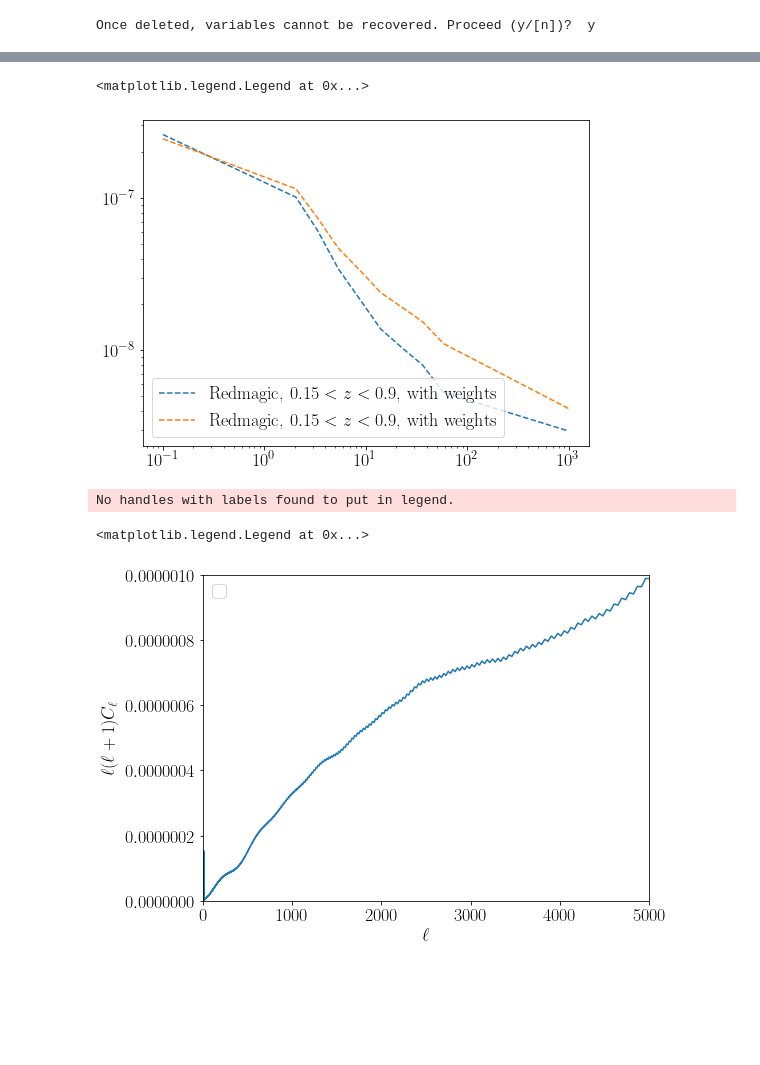
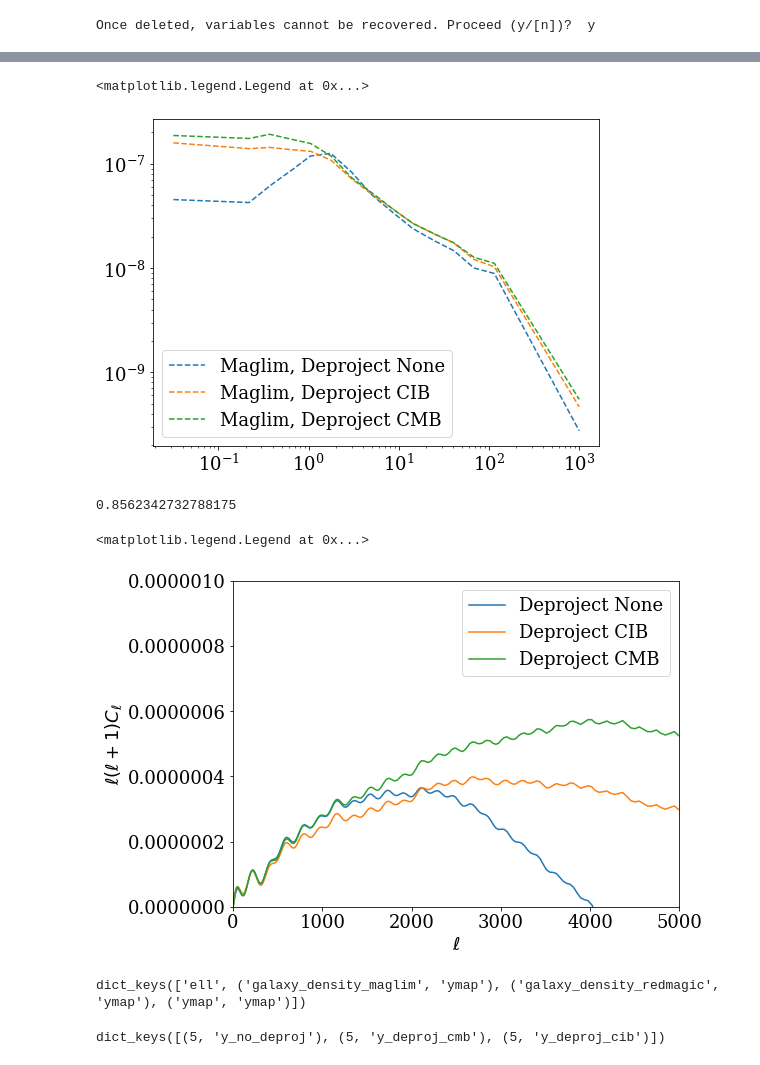
Before and after one commit to shivampcosmo/ACTxDESY3, a Jupyter notebook: src/process_cats/correlate_dy_actxdesy3.ipynb, the cells around one changed output, grey strips where cells are left out. Saved outputs shown, nothing was run; the diff lists cells and outputs as text; code cells hidden in the pictures; blank space fills up the shorter version.

```diff
--- a/src/process_cats/correlate_dy_actxdesy3.ipynb
+++ b/src/process_cats/correlate_dy_actxdesy3.ipynb
@@ -182,8 +205,8 @@ fig.subplots_adjust(hspace = 0.)
 pl.tick_params(axis='both', which='major', labelsize=15)
 pl.tick_params(axis='both', which='minor', labelsize=15)
 
-xmin = 0.9
-xmax = 150.
+xmin = 0.1
+xmax = 200.
 
 
 for j in range(len(filenames)):
@@ -216,15 +239,17 @@ for j in range(len(filenames)):
 
 #     ax[0].errorbar(factor*np.exp(dytruth.logr)*1.05**(j), xi_dytruth, yerr=xi_dytruth_sigma, label = labels[j], linestyle='None', capsize=3, lw = 2, color =nice_colors(j))
     if labels[j] == 'All bins':
-        ax[0].errorbar(factor*np.exp(dytruth.logr)*1.05**(j), xi_dytruth, yerr=xi_dytruth_sigma, label = labels[j], linestyle='-', capsize=3, lw = 2, color ='k')
+        ax[0].errorbar(factor*np.exp(dytruth.logr)*1.05**(j), xi_dytruth, yerr=xi_dytruth_sigma, label = labels[j], linestyle='-', capsize=3, lw = 2, color ='k',marker='.')
     else:
-        ax[0].errorbar(factor*np.exp(dytruth.logr)*1.05**(j), xi_dytruth, yerr=xi_dytruth_sigma, label = labels[j], linestyle='None', capsize=3, lw = 2, color =nice_colors(j))
+        ax[0].errorbar(factor*np.exp(dytruth.logr)*1.05**(j), xi_dytruth, yerr=xi_dytruth_sigma, label = labels[j], linestyle='None', capsize=3, lw = 2,marker='.', color =nice_colors(j))
 
 
     if j == 0:
-        xi_interp_w1 = interpolate.interp1d((dytruth.logr), np.log(xi_dytruth),fill_value='extrapolate')
+        xi_interp_none = interpolate.interp1d((dytruth.logr), np.log(xi_dytruth),fill_value='extrapolate')
     if j == 1:
-        xi_interp_w0 = interpolate.interp1d((dytruth.logr), np.log(xi_dytruth),fill_value='extrapolate')
+        xi_interp_cib = interpolate.interp1d((dytruth.logr), np.log(xi_dytruth),fill_value='extrapolate')
+    if j==2:
+        xi_interp_cmb = interpolate.interp1d((dytruth.logr), np.log(xi_dytruth),fill_value='extrapolate')
 
 
 
@@ -315,7 +340,8 @@ ax[0].set_xscale('log')
 ax[1].set_xscale('log')
 
 ax[1].set_yscale('log')
-ax[0].set_title(r'ACT v1 x DES Y3', size=18 )
+ax[0].set_title(r'ACT v1 x Maglim Y3', size=18 )
+# ax[0].set_title(r'ACT v1 x Redmagic Y3', size=18 )
 #xticks = ax[0].xaxis.get_minor_ticks()
 #xticks[0].set_visible(False)
 
@@ -340,42 +366,55 @@ Text(0.5, 1.0, 'ACT v1 x DES Y3')
 # %%
-theta_array = np.logspace(-1,3,1000)
-xi_w0 = np.exp(xi_interp_w0(np.log(theta_array)))
-xi_w1 = np.exp(xi_interp_w1(np.log(theta_array)))
+theta_array = np.logspace(-1.5,3,1000)
+xi_none = np.exp(xi_interp_none(np.log(theta_array)))
+xi_cib = np.exp(xi_interp_cib(np.log(theta_array)))
+xi_cmb = np.exp(xi_interp_cmb(np.log(theta_array)))
 
 fig, ax = pl.subplots(1,1)
 fig.set_size_inches((8,6))
-ax.errorbar(theta_array, xi_w0,  label = labels[j], linestyle=linestyles[j])
-ax.errorbar(theta_array, xi_w1,  label = labels[j], linestyle=linestyles[j])
+ax.errorbar(theta_array, xi_none,  label = labels[0], linestyle=linestyles[j])
+ax.errorbar(theta_array, xi_cib,  label = labels[1], linestyle=linestyles[j])
+ax.errorbar(theta_array, xi_cmb,  label = labels[2], linestyle=linestyles[j])
 ax.set_xscale('log')
 ax.set_yscale('log')
 ax.legend()
 # %% [output]
 <matplotlib.legend.Legend at 0x...>
-[figure, old version]
+[figure, new version]
+# %%
+(np.sqrt((41000./(12.*4096**2))))*60.
+# %% [output]
+0.8562342732788175
 # %%
 arcmin2rad = (1./60.)*(np.pi/180.)
 from scipy import interpolate
 from mcfit import Hankel
-
+qv = 0.7
 renorm = np.sqrt(np.pi / 2.)
 # For J_0 transform
-ell_out, Cellyk_out = Hankel(theta_array*arcmin2rad, nu=0, q=1.0)(xi_w0, extrap=True)
-Cellyk_out = ((2 * np.pi)) * Cellyk_out
+ell_out, Cellyk_none = Hankel(theta_array*arcmin2rad, nu=0, q=qv)(xi_none, extrap=True)
+Cellyk_none *= ((2 * np.pi))
+
+ell_out, Cellyk_cib = Hankel(theta_array*arcmin2rad, nu=0, q=qv)(xi_cib, extrap=True)
+Cellyk_cib *= ((2 * np.pi))
+
+ell_out, Cellyk_cmb = Hankel(theta_array*arcmin2rad, nu=0, q=qv)(xi_cmb, extrap=True)
+Cellyk_cmb *= ((2 * np.pi))
 # %%
 fig, ax = pl.subplots(1,1)
 fig.set_size_inches((8,6))
-ax.errorbar(ell_out,(ell_out)*(ell_out+1.) *Cellyk_out)
+ax.errorbar(ell_out,(ell_out)*(ell_out+1.) *Cellyk_none,label='Deproject None')
+ax.errorbar(ell_out,(ell_out)*(ell_out+1.) *Cellyk_cib,label='Deproject CIB')
+ax.errorbar(ell_out,(ell_out)*(ell_out+1.) *Cellyk_cmb,label='Deproject CMB')
 # ax.errorbar(theta_array, xi_w1,  label = labels[j], linestyle=linestyles[j])
 # ax.set_xscale('log')
 # ax.set_yscale('log')
 ax.set_xlim(0,5000)
 ax.set_ylim(0,1e-6)
 ax.set_ylabel(r'$\ell (\ell + 1) C_{\ell}$')
 ax.set_xlabel(r'$\ell$')
 ax.legend()
 # %% [output]
-No handles with labels found to put in legend.
+<matplotlib.legend.Legend at 0x...>
-<matplotlib.legend.Legend at 0x...>
-[figure, old version]
+[figure, new version]
 # %%
 import pickle as pk
@@ -386,0 +422,8 @@ data = cld[('galaxy_density', 'ymap')][(6, 'y')]['data']
+# %%
+cld.keys()
+# %% [output]
+dict_keys(['ell', ('galaxy_density_maglim', 'ymap'), ('galaxy_density_redmagic', 'ymap'), ('ymap', 'ymap')])
+# %%
+cld[('galaxy_density_redmagic', 'ymap')].keys()
+# %% [output]
+dict_keys([(5, 'y_no_deproj'), (5, 'y_deproj_cmb'), (5, 'y_deproj_cib')])
```
Also changed, not shown: parts of 18 cells of this notebook, 9 other files.
